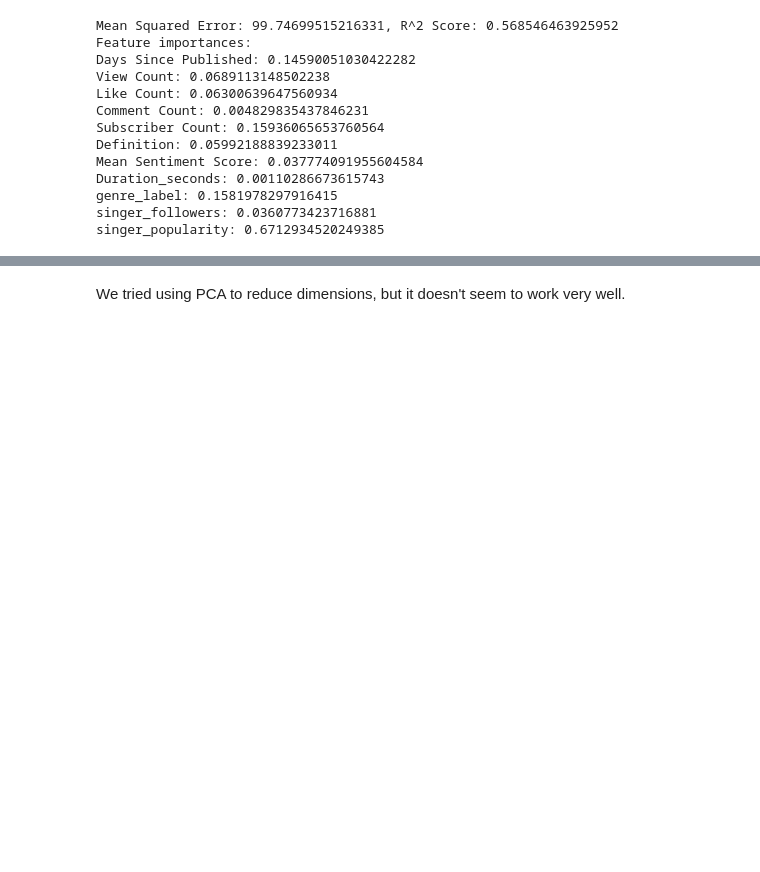
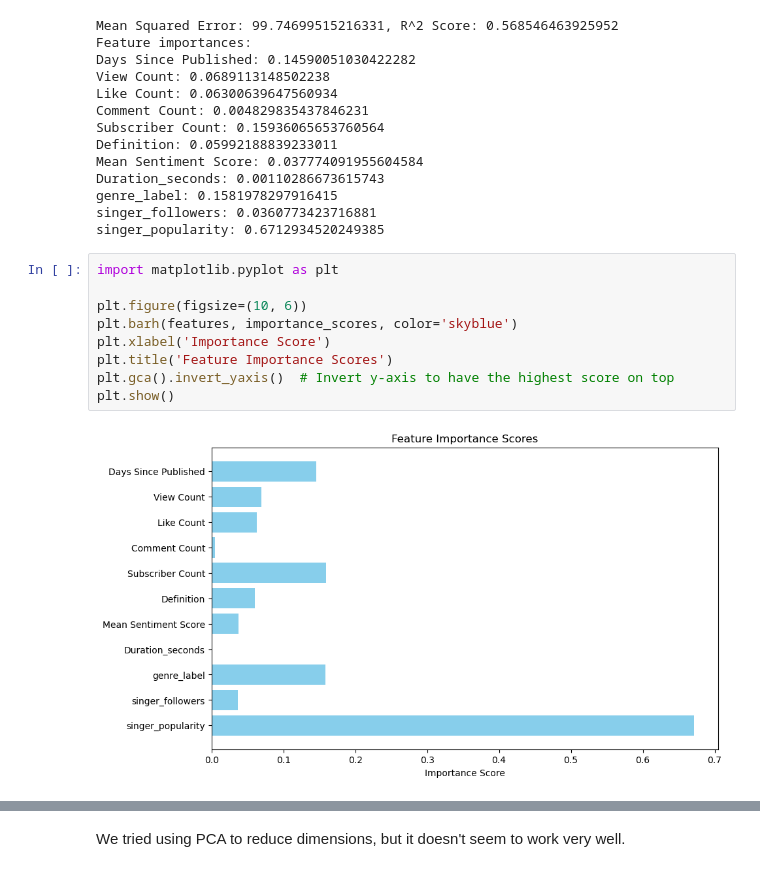
Before and after one commit to Jaycallyz/DSAN-5000-Project, a Jupyter notebook: technical-details/supervised-learning/main.ipynb, the cells around one changed output, grey strips where cells are left out. Cells and saved outputs as stored; diff of their text form; blank space fills up the shorter version.

```diff
--- a/technical-details/supervised-learning/main.ipynb
+++ b/technical-details/supervised-learning/main.ipynb
@@ -90,3 +90,14 @@ Duration_seconds: 0.00110286673615743
 genre_label: 0.1581978297916415
 singer_followers: 0.0360773423716881
 singer_popularity: 0.6712934520249385
+# %%
+import matplotlib.pyplot as plt
+
+plt.figure(figsize=(10, 6))
+plt.barh(features, importance_scores, color='skyblue')
+plt.xlabel('Importance Score')
+plt.title('Feature Importance Scores')
+plt.gca().invert_yaxis()  # Invert y-axis to have the highest score on top
+plt.show()
+# %% [output]
+[figure, added]
```
Also changed, not shown: parts of 11 cells of this notebook, 5 other files.
